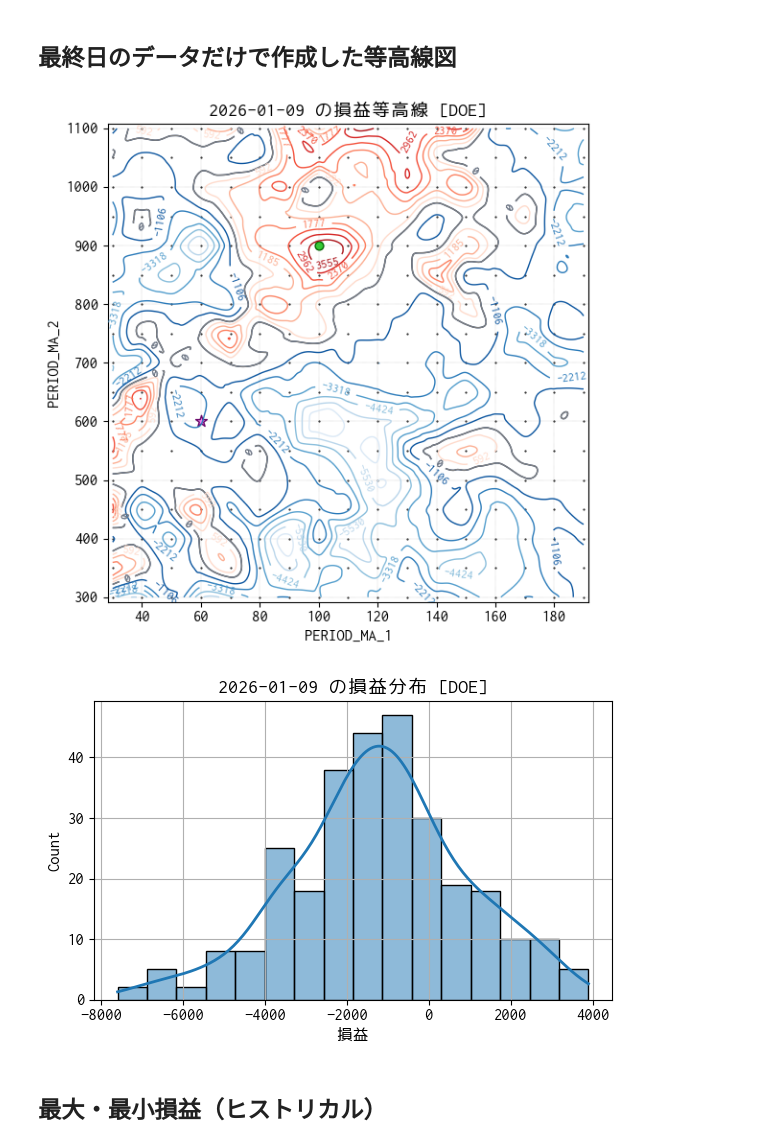
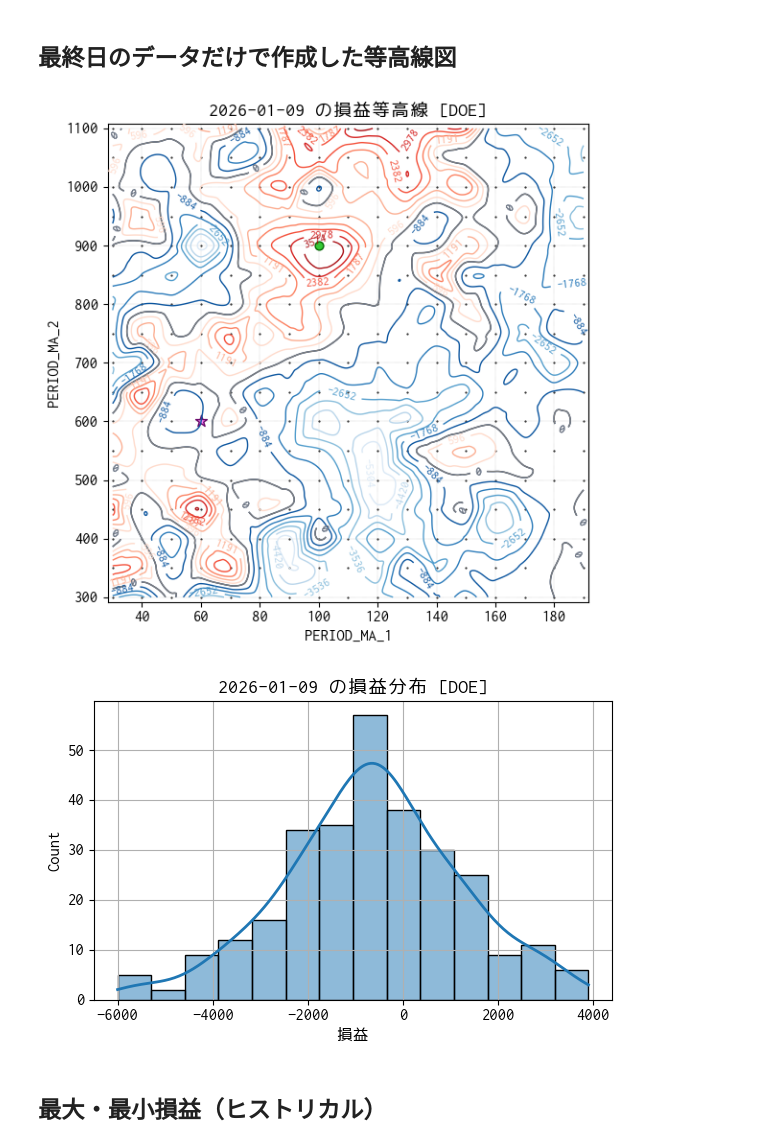
Before and after one commit to bitwalk123/kabuto, a Jupyter notebook: jupyter/sample_044_base_analysis.ipynb, the cells around one changed output. Saved outputs shown, nothing was run; the diff lists cells and outputs as text; code cells hidden in the pictures.

```diff
--- a/jupyter/sample_044_base_analysis.ipynb
+++ b/jupyter/sample_044_base_analysis.ipynb
@@ -45,7 +45,7 @@ def get_date_from_file(file: str) -> pd.Timestamp:
 # %% [markdown]
 ## CSV ファイル一覧の取得
 # %%
-name_doe = "doe-10c"  # 実験計画名（フォルダ名）
+name_doe = "doe-10"  # 実験計画名（フォルダ名）
 name_code = "7011"  # 銘柄コード
 # name_code = "8306"  # 銘柄コード
 dict_code = get_ticker_name_list([name_code])
@@ -64,11 +64,13 @@ print(f"# of tick files : {n_day}")
 file_last = list_file[-1]
 pattern_date = re.compile(r".+_(\d{4})(\d{2})(\d{2})\..+")
 if m := pattern_date.match(file_last):
-    date_dir = os.path.join("..", "output", name_doe, f"y{m.group(1)}", m.group(2))
-    date_str = os.path.join(date_dir, m.group(3))
+    date_dir = os.path.join(
+        "..", "output", name_doe, f"y{m.group(1)}", m.group(2), m.group(3)
+    )
+    date_str = date_dir
 else:
-    date_dir = os.path.join("..", "output", name_doe, "y0000", "00")
-    date_str = os.path.join(date_dir, "00")
+    date_dir = os.path.join("..", "output", name_doe, "y0000", "00", "00")
+    date_str = date_dir
 os.makedirs(date_dir, exist_ok=True)
 print(f"\n日付文字列 : {date_str}")
 # %% [output]
@@ -113,7 +115,7 @@ styled = (
     .set_table_attributes('class="simple"')
 )
 html = styled.to_html()
-output = f"{date_str}_{name_code}_latest_single.html"
+output = os.path.join(date_str, f"{name_code}_latest_single.html")
 with open(output, "w", encoding="utf-8") as f:
     f.write(html)
 
@@ -226,7 +228,7 @@ ax.set_ylabel(col_y)
 ax.set_title(f"{dt_last.date()} の損益等高線 [DOE]")
 ax.grid(True, color="gray", linestyle="dotted", linewidth=0.25)
 
-output = f"{date_str}_{name_code}_contour_single.png"
+output = os.path.join(date_str, f"{name_code}_contour_single.png")
 
 # plt.suptitle(title_scope, fontsize=7)
 plt.tight_layout()
@@ -234,27 +236,27 @@ plt.tight_layout()
 plt.savefig(output)
 plt.show()
 # %% [output]
-[figure, old version]
+[figure, new version]
 # %%
 plt.rcParams["font.size"] = 12
 fig, ax = plt.subplots(figsize=(6, 4))
 
 sns.histplot(
     data=df_latest,
     x="損益",
     kde=True,
     line_kws={"linewidth": 2},
     ax=ax,
 )
 ax.grid()
 ax.set_title(f"{dt_last.date()} の損益分布 [DOE]")
 
 plt.tight_layout()
-output = f"{date_str}_{name_code}_hist_single.png"
+output = os.path.join(date_str, f"{name_code}_hist_single.png")
 plt.savefig(output)
 plt.show()
 # %% [output]
-[figure, old version]
+[figure, new version]
 # %% [markdown]
 ## 最大・最小損益（ヒストリカル）
 # %%
```
Also changed, not shown: parts of 17 cells of this notebook, 15 other files.
